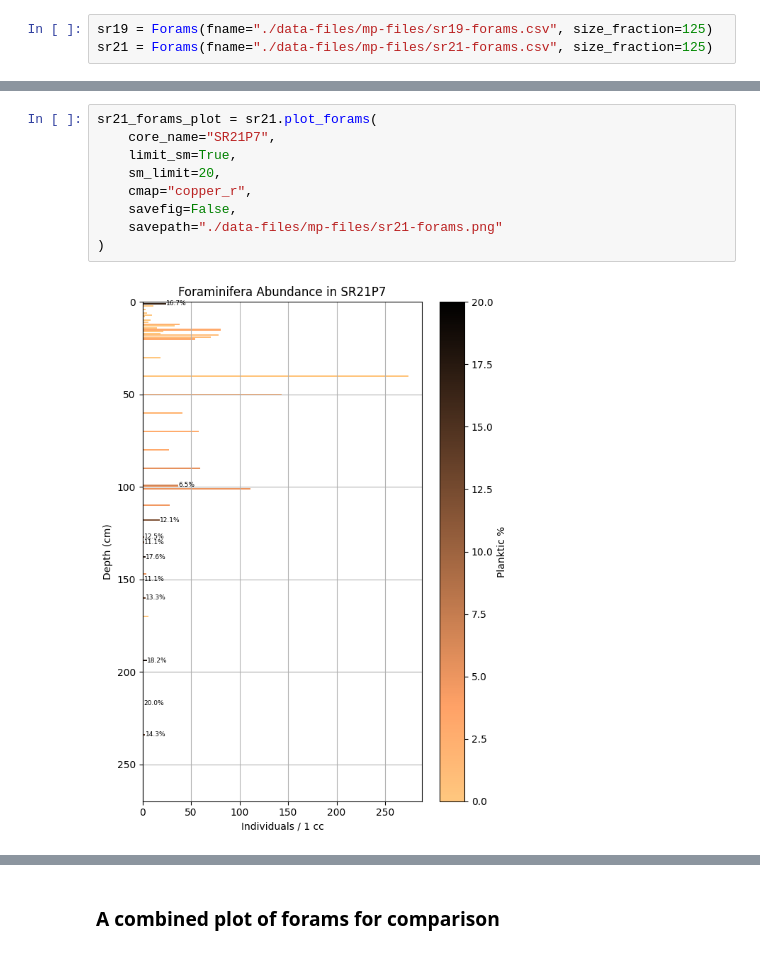
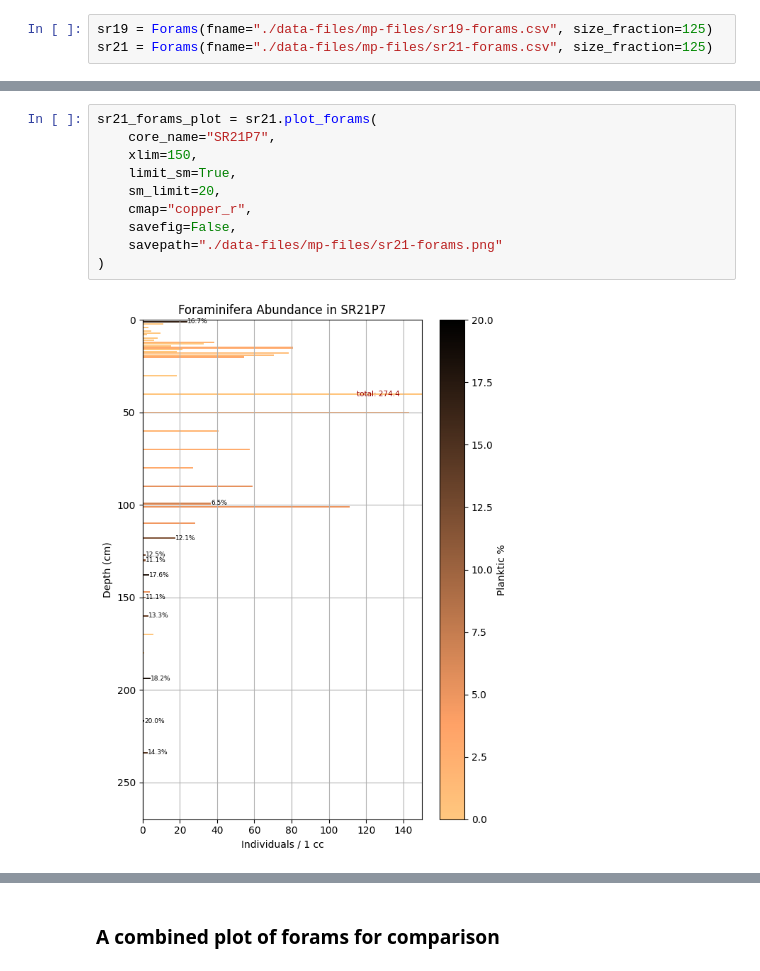
Before and after one commit to jvseds/SedLab, a Jupyter notebook: forams.ipynb, the cells around one changed output, grey strips where cells are left out. Drawn from its saved outputs; the diff is of its cells as text.

```diff
--- a/forams.ipynb
+++ b/forams.ipynb
@@ -21,14 +22,15 @@ sr19_forams_plot = sr19.plot_forams(
 # %%
 sr21_forams_plot = sr21.plot_forams(
     core_name="SR21P7",
+    xlim=150,
     limit_sm=True,
     sm_limit=20,
     cmap="copper_r",
     savefig=False,
     savepath="./data-files/mp-files/sr21-forams.png"
 )
 # %% [output]
-[figure, old version]
+[figure, new version]
 # %%
 sr19.plot_benthic(cores=[sr19, sr21], core_names=["SR19P4", "SR21P7"])
 # %% [output]
```
Also changed, not shown: parts of 3 cells of this notebook, 2 other files.
